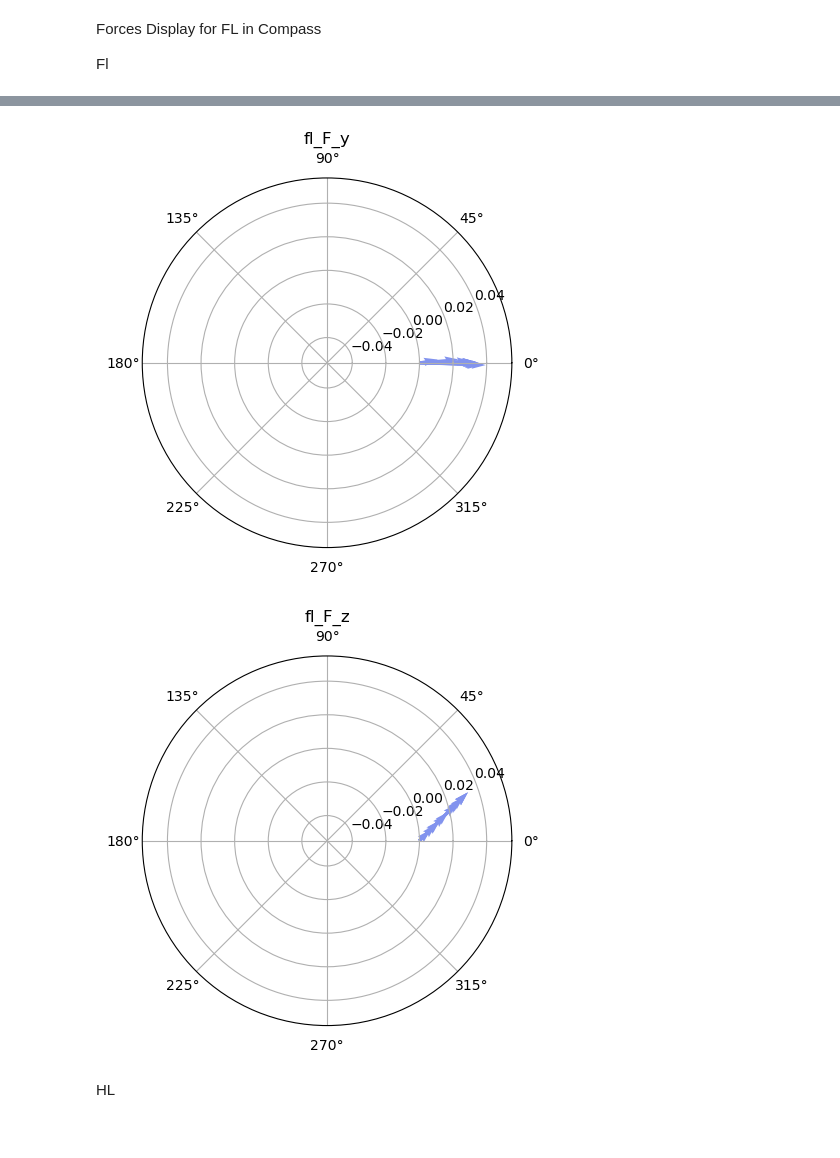
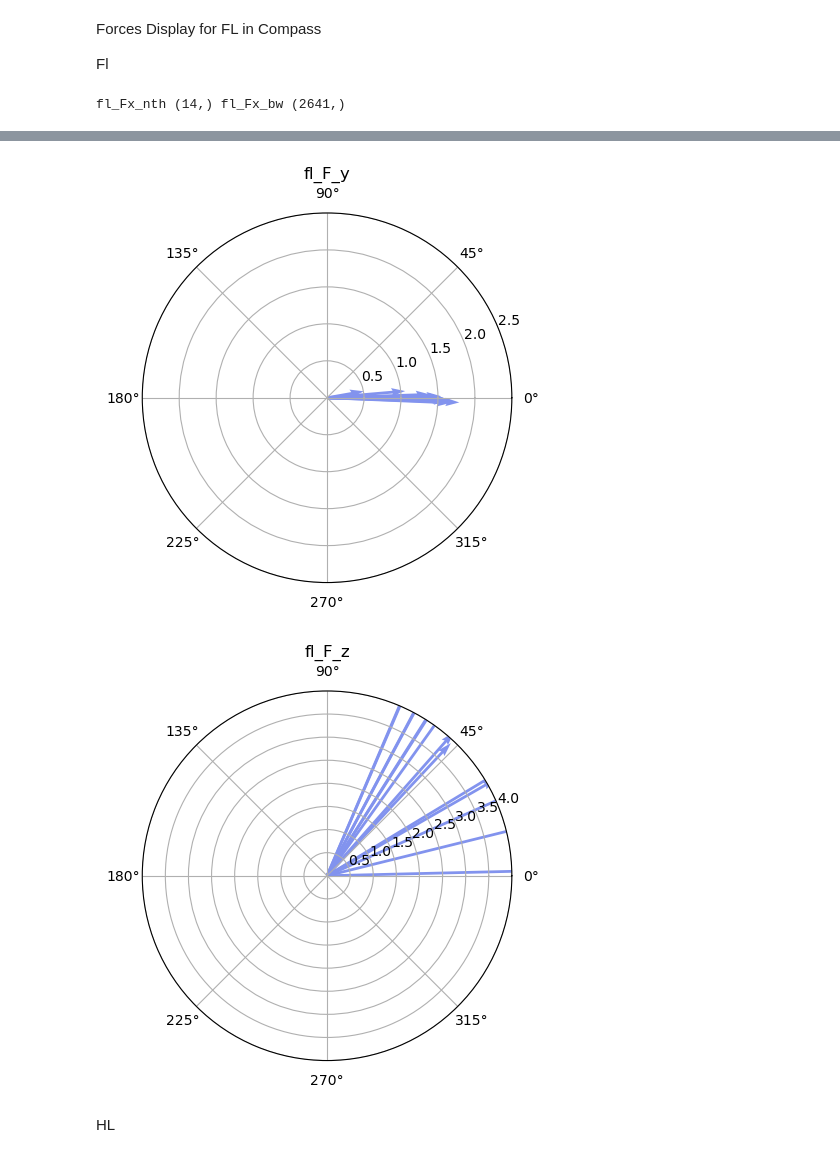
Before and after one commit to jfabiandub/walking_frog_force, a Jupyter notebook: walking_frog_force_script.ipynb, the cells around one changed output, grey strips where cells are left out. Cells and saved outputs as stored; diff of their text form; code cells hidden in the pictures.

```diff
--- a/walking_frog_force_script.ipynb
+++ b/walking_frog_force_script.ipynb
@@ -3668,24 +3776,40 @@ Fl
 if FL == 1:
     fl_Fx_nth = fl_Fx_bw[1::200]
     fl_f0x_nth = fl_f_alphax[1::200]
+    print("fl_Fx_nth", fl_Fx_nth.shape, "fl_Fx_bw", fl_Fx_bw.shape)
     plt.figure(29)
-    plt.subplot(polar = True)
-    plt.quiver(np.zeros_like(fl_f0x_nth), np.zeros_like(fl_Fx_nth), fl_f0x_nth, fl_Fx_nth, color = '#8293ee', linewidth =.05, scale=10)
+    ax = plt.subplot( polar=True)
+    ax.quiver(np.zeros_like(fl_f0x_nth), np.zeros_like(fl_Fx_nth), fl_f0x_nth, fl_Fx_nth,  color = '#8293ee', width =.005, scale=5)
     plt.title('fl_F_x')
+    ax.set_rlim(0, None)
+    ax.set_yticks([0.5, 1, 1.5, 2, 2.5])  # Set the desired radial ticks
+
+
 
     fl_Fy_nth = fl_Fy_bw[1::200]
     fl_f0y_nth = fl_f_betay[1::200]
     plt.figure(30)
-    plt.subplot(polar = True)
-    plt.quiver(np.zeros_like(fl_f0y_nth), np.zeros_like(fl_Fy_nth), fl_f0y_nth, fl_Fy_nth, color = '#8293ee',  scale=10, linewidth =.05)
+    ax = plt.subplot( polar=True)
+    ax.quiver(np.zeros_like(fl_f0y_nth), np.zeros_like(fl_Fy_nth), fl_f0y_nth, fl_Fy_nth, color = '#8293ee',  scale=5, linewidth =.05)
     plt.title('fl_F_y')
+    ax.set_rlim(0, None)
+    ax.set_yticks([0.5, 1, 1.5, 2, 2.5])  # Set the desired radial ticks
+
+
 
     fl_Fz_nth = fl_Fz_bw[1::200]
     fl_f0z_nth = fl_f_gammaz[1::200]
     plt.figure(31)
-    plt.subplot(polar = True)
-    plt.quiver(np.zeros_like(fl_f0z_nth), np.zeros_like(fl_f0z_nth), fl_Fz_nth, fl_Fz_nth, color = '#8293ee', linewidth =.005,scale=5)
+    ax = plt.subplot(polar = True)
+    ax.quiver(np.zeros_like(fl_f0z_nth), np.zeros_like(fl_Fz_nth), fl_f0z_nth, fl_Fz_nth, color = '#8293ee', linewidth =.005,scale=1)
     plt.title('fl_F_z')
+    max_value = np.max(fl_Fz_bw)
+
+# Set radial limits from 0 to max_value, incrementing by 0.5
+    ax.set_rlim(0, np.ceil(max_value * 2) / .5)
+    #ax.set_yticks([0.5, 1, 1.5, 2, 2.5])  # Set the desired radial ticks
+
 
 plt.show()
 # %% [output]
+fl_Fx_nth (14,) fl_Fx_bw (2641,)
@@ -3693,5 +3817,5 @@ plt.show()
-[figure, old version]
+[figure, new version]
-[figure, old version]
+[figure, new version]
 # %% [markdown]
 HL
 # %%
```
Also changed, not shown: parts of 58 cells of this notebook, 1 other file.
